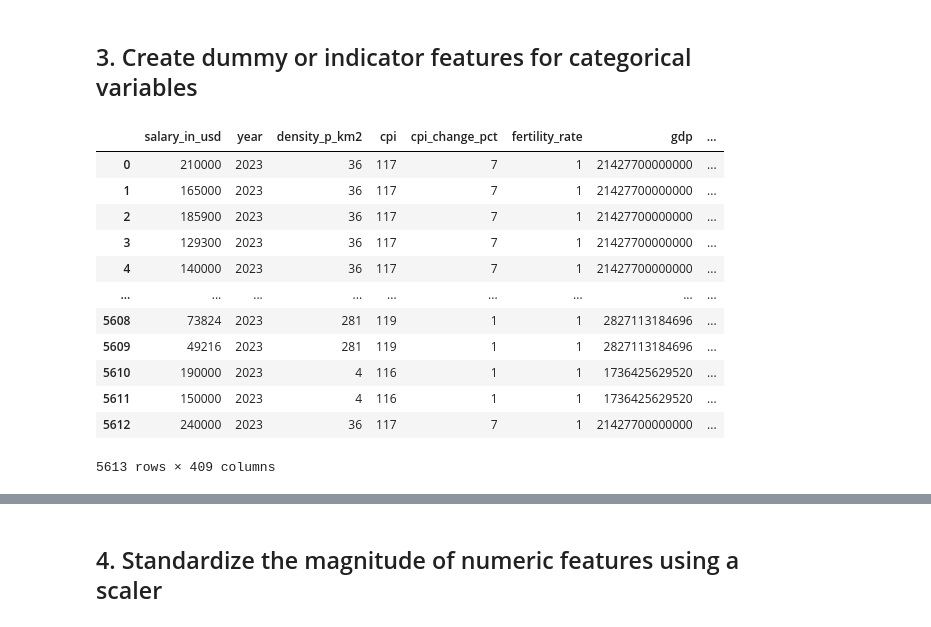
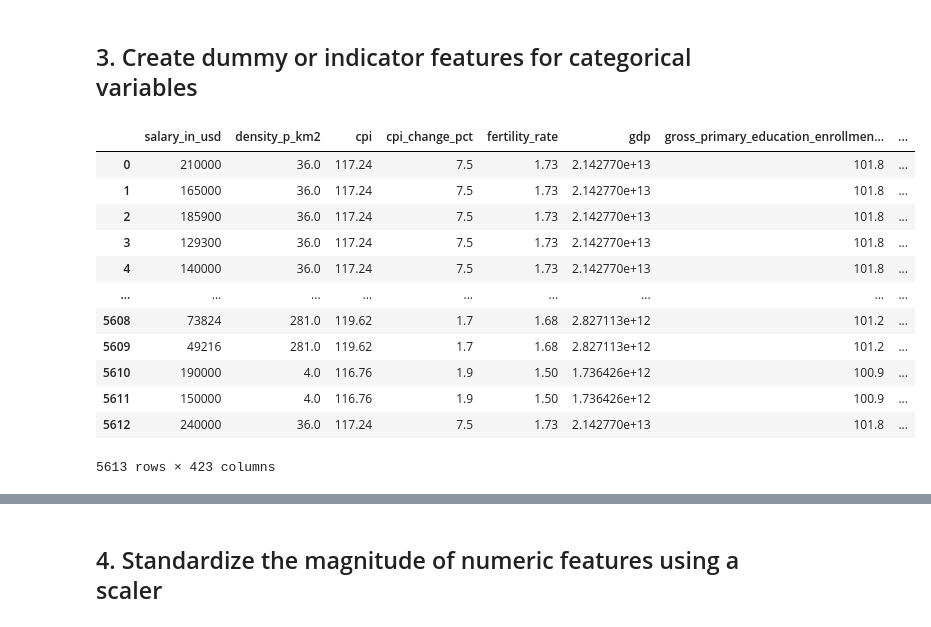
Before and after one commit to IuliiaBolgova/Capstone-Project, a Jupyter notebook: notebooks/Pre-processing & Training Data.ipynb, the cells around one changed output, grey strips where cells are left out. Drawn from its saved outputs; the diff is of its cells as text; code cells hidden in the pictures.

```diff
--- a/notebooks/Pre-processing & Training Data.ipynb
+++ b/notebooks/Pre-processing & Training Data.ipynb
@@ -93,24 +139,38 @@ dtype: int64
 # %% [markdown]
 ## 3. Create dummy or indicator features for categorical variables
 # %%
-# Creating indicator features for all categorical variables
-categorical_columns = ['job_title', 'employment_type', 'experience_level', 'expertise_level', 'salary_currency', 'company_location', 'employee_residence', 'company_size', 'Country', 'official_language']
-salaries_dummies = pd.get_dummies(salaries, columns=categorical_columns, drop_first=True)
+# Определение категориальных признаков
+categorical_features = ['job_title', 'employment_type', 'experience_level', 'expertise_level',
+       'salary_currency', 'company_location', 'company_size',
+       'employee_residence', 'year', 'Country',
+       'official_language']
 
-salaries_dummies = salaries_dummies.astype(int)
+# Преобразование категориальных признаков с помощью One-Hot Encoding
+salaries_encoded = pd.get_dummies(salaries, columns=categorical_features)
+
+# Вывод первых строк преобразованного датафрейма
+salaries_encoded.head()
+
+# Сохранение преобразованных данных в новый CSV файл (по желанию)
+salaries_encoded.to_csv('/Users/juliabolgova/Documents/CapstoneProject/data/interim/salaries_encoded.csv', index=False)
+# %%
+# Настройка вывода всех столбцов
+pd.set_option('display.max_columns', None)
+# %%
+salaries_encoded = salaries_encoded.apply(lambda col: col.map({False: 0, True: 1}) if col.dtype == bool else col)
 # %%
-salaries_dummies
+salaries_encoded
 # %% [output]
-|  | salary_in_usd | year | density_p_km2 | cpi | cpi_change_pct | fertility_rate | gdp | ... |
-| 0 | 210000 | 2023 | 36 | 117 | 7 | 1 | 21427700000000 | ... |
-| 1 | 165000 | 2023 | 36 | 117 | 7 | 1 | 21427700000000 | ... |
-| 2 | 185900 | 2023 | 36 | 117 | 7 | 1 | 21427700000000 | ... |
-| 3 | 129300 | 2023 | 36 | 117 | 7 | 1 | 21427700000000 | ... |
-| 4 | 140000 | 2023 | 36 | 117 | 7 | 1 | 21427700000000 | ... |
+|  | salary_in_usd | density_p_km2 | cpi | cpi_change_pct | fertility_rate | gdp | gross_primary_education_enrollmen... | ... |
+| 0 | 210000 | 36.0 | 117.24 | 7.5 | 1.73 | 2.142770e+13 | 101.8 | ... |
+| 1 | 165000 | 36.0 | 117.24 | 7.5 | 1.73 | 2.142770e+13 | 101.8 | ... |
+| 2 | 185900 | 36.0 | 117.24 | 7.5 | 1.73 | 2.142770e+13 | 101.8 | ... |
+| 3 | 129300 | 36.0 | 117.24 | 7.5 | 1.73 | 2.142770e+13 | 101.8 | ... |
+| 4 | 140000 | 36.0 | 117.24 | 7.5 | 1.73 | 2.142770e+13 | 101.8 | ... |
 | ... | ... | ... | ... | ... | ... | ... | ... | ... |
-| 5608 | 73824 | 2023 | 281 | 119 | 1 | 1 | 2827113184696 | ... |
-| 5609 | 49216 | 2023 | 281 | 119 | 1 | 1 | 2827113184696 | ... |
-| 5610 | 190000 | 2023 | 4 | 116 | 1 | 1 | 1736425629520 | ... |
-| 5611 | 150000 | 2023 | 4 | 116 | 1 | 1 | 1736425629520 | ... |
-| 5612 | 240000 | 2023 | 36 | 117 | 7 | 1 | 21427700000000 | ... |
+| 5608 | 73824 | 281.0 | 119.62 | 1.7 | 1.68 | 2.827113e+12 | 101.2 | ... |
+| 5609 | 49216 | 281.0 | 119.62 | 1.7 | 1.68 | 2.827113e+12 | 101.2 | ... |
+| 5610 | 190000 | 4.0 | 116.76 | 1.9 | 1.50 | 1.736426e+12 | 100.9 | ... |
+| 5611 | 150000 | 4.0 | 116.76 | 1.9 | 1.50 | 1.736426e+12 | 100.9 | ... |
+| 5612 | 240000 | 36.0 | 117.24 | 7.5 | 1.73 | 2.142770e+13 | 101.8 | ... |
-5613 rows × 409 columns
+5613 rows × 423 columns
```
Also changed, not shown: parts of 16 cells of this notebook, 2 other files.
